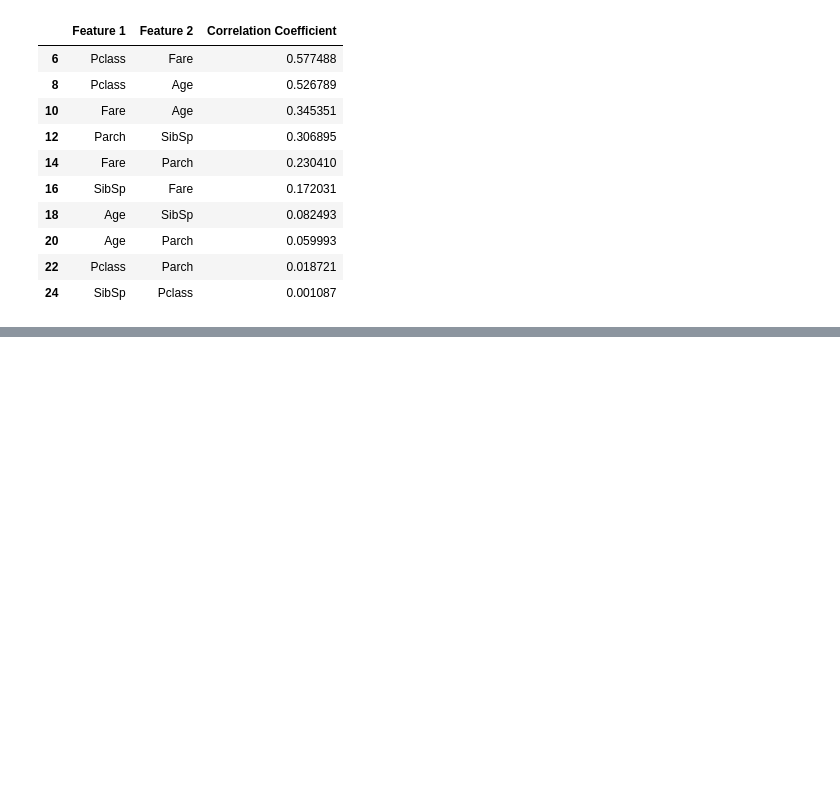
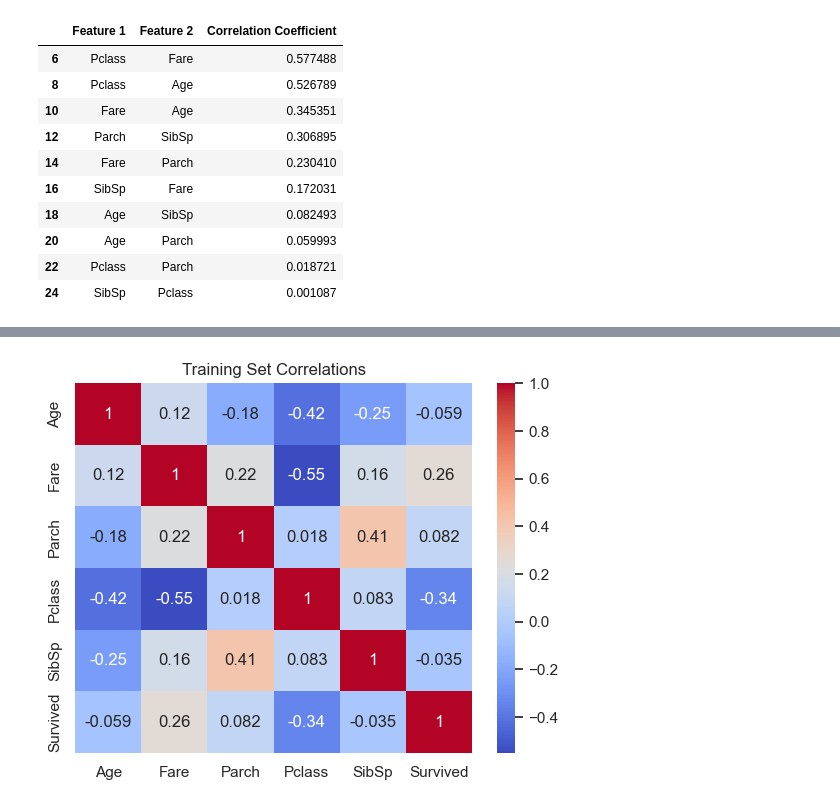
Before and after one commit to subtlewow/kaggle_comps, a Jupyter notebook: titanic/titanic.ipynb, the cells around one changed output, grey strips where cells are left out. Saved outputs shown, nothing was run; the diff lists cells and outputs as text; code cells hidden in the pictures; blank space fills up the shorter version.

```diff
--- a/titanic/titanic.ipynb
+++ b/titanic/titanic.ipynb
@@ -731,0 +733,6 @@ High Correlations for Test Set
+# %%
+sns.heatmap(df_train.drop(columns=['PassengerId']).corr(), annot=True, cmap='coolwarm')
+plt.title('Training Set Correlations')
+plt.show()
+# %% [output]
+[figure, added]
```
Also changed, not shown: parts of 17 cells of this notebook.
